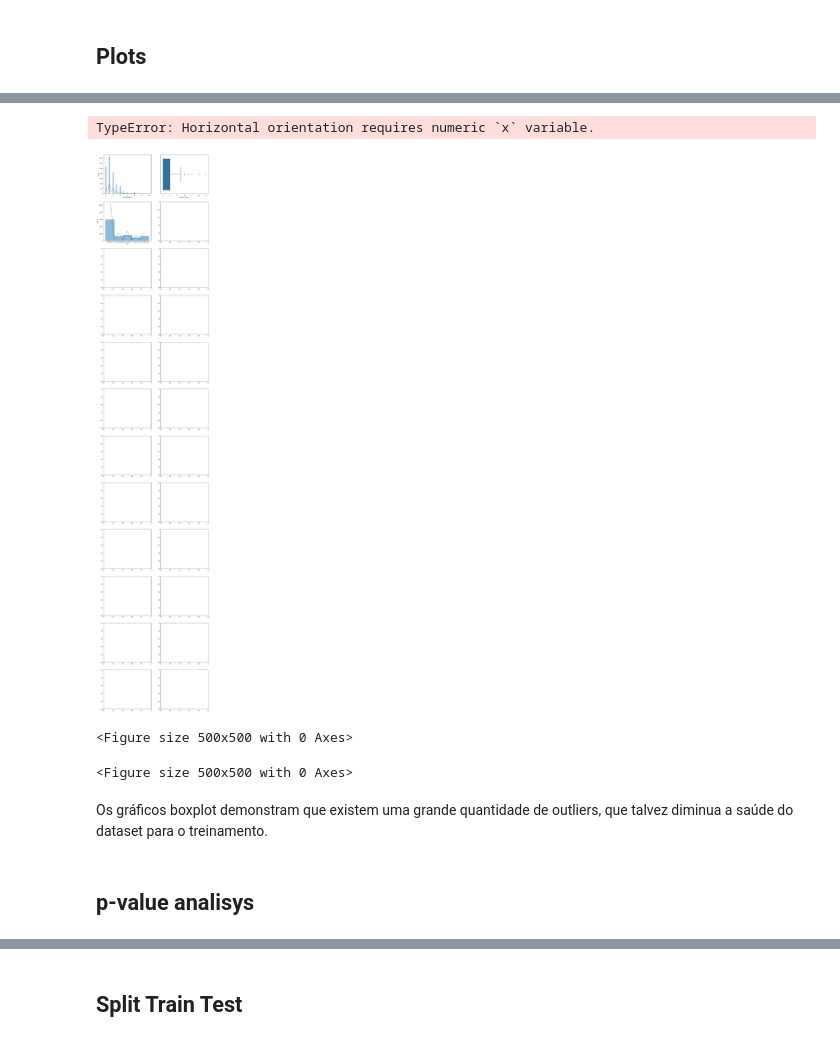
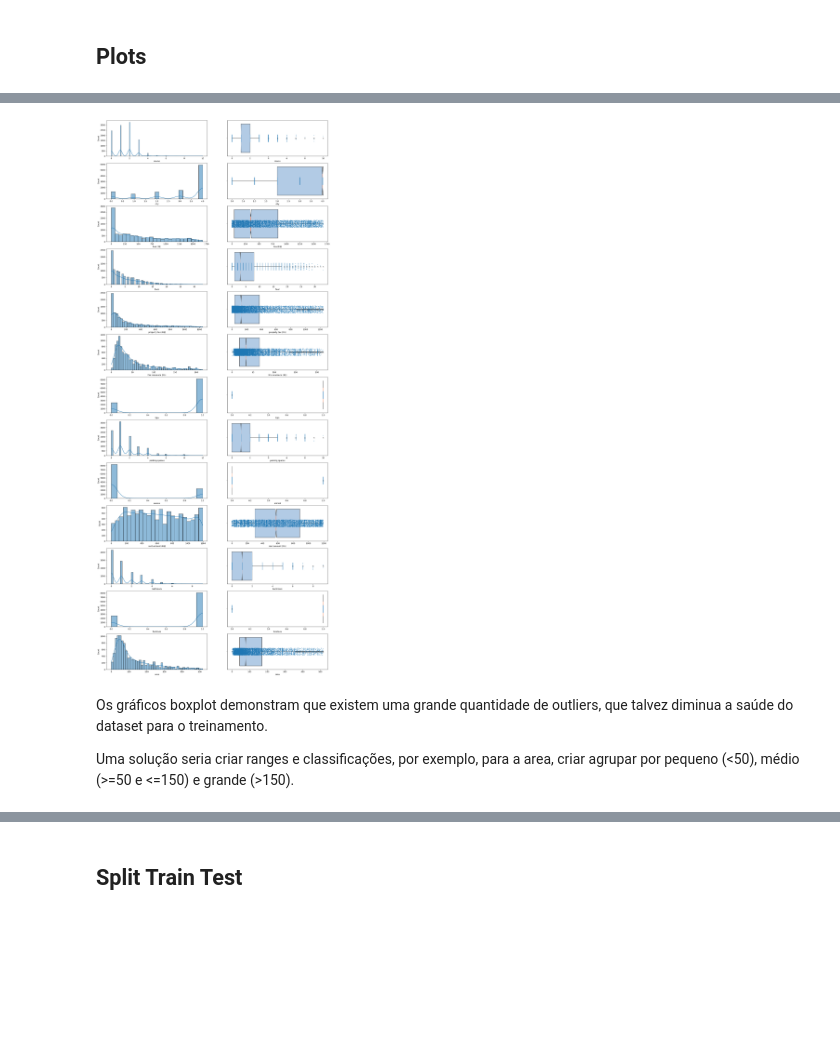
Before and after one commit to KValim/Projetcs, a Jupyter notebook: FIAP/deep learning I/quinto_andar/quinto_andar.ipynb, the cells around one changed output, grey strips where cells are left out. Drawn from its saved outputs; the diff is of its cells as text; code cells hidden in the pictures; blank space fills up the shorter version.

```diff
--- a/FIAP/deep learning I/quinto_andar/quinto_andar.ipynb
+++ b/FIAP/deep learning I/quinto_andar/quinto_andar.ipynb
@@ -129,0 +164,12 @@ Assumindo que as residencia com floor igual '-' sejam casas, criarei uma coluna
+# %%
+from sklearn.preprocessing import LabelEncoder
+
+# Inicializa o objeto LabelEncoder
+le = LabelEncoder()
+
+for col in not_continuous:
+    # Aplica o LabelEncoder na coluna desejada do dataframe
+    df[col] = le.fit_transform(df[col])
+    df
+
+df
@@ -130,4 +192,4 @@ Assumindo que as residencia com floor igual '-' sejam casas, criarei uma coluna
 # %%
-df["tipo"] = df["floor"].apply(lambda x: 0 if x == "-" else 1)
+df["tipo"] = df["floor"].apply(lambda x: 0 if x == 0 else 1)
 df.head()
 # %% [output]
@@ -140,3 +201,0 @@ df.head()
-# %%
-df['floor'].replace('-',1,inplace=True)
-df['floor'] = df['floor'].astype(int)
@@ -167,3 +201,0 @@ As colunas furniture_not furnished e animal_not acept são redundantes em relaç
-# %%
-df.drop(columns=['furniture_not furnished', 'animal_not acept'], inplace = True)
-df.head()
@@ -242,18 +264,19 @@ continous_features
 # %%
-fig, axes = plt.subplots(nrows=len(continous_features),ncols=2,  figsize=(15, 80))
+tamanho_figsize = len(continous_features)
+fig, axes = plt.subplots(nrows=len(continous_features),ncols=2,  figsize=(20, 50))
+
 for i in range(len(continous_features)):
     feature = continous_features[i]
-    plt.figure(figsize = (5, 5))
+    # plt.figure(figsize = (5, 5))
     data=df.copy()
 
     sns.histplot(x=data[feature], ax=axes[i][0], kde=True)
-    sns.boxplot(x=data[feature], ax=axes[i][1])
+    sns.boxplot(x=data[feature], ax=axes[i][1], notch=True, showcaps=False, flierprops={"marker": "x"}, boxprops={"facecolor": (.4, .6, .8, .5)}, medianprops={"color": "coral"})
+    # Gráfico de disperção
+    sns.stripplot(x=data[feature], ax=axes[i][1], size=2)
 # %% [output]
-TypeError: Horizontal orientation requires numeric `x` variable.
-[figure, old version]
+[figure, new version]
-<Figure size 500x500 with 0 Axes>
-<Figure size 500x500 with 0 Axes>
 # %% [markdown]
 Os gráficos boxplot demonstram que existem uma grande quantidade de outliers, que talvez diminua a saúde do dataset para o treinamento.
+
+Uma solução seria criar ranges e classificações, por exemplo, para a area, criar agrupar por pequeno (<50), médio (>=50 e <=150) e grande (>150).
-# %% [markdown]
-## p-value analisys
```
Also changed, not shown: parts of 39 cells of this notebook.
